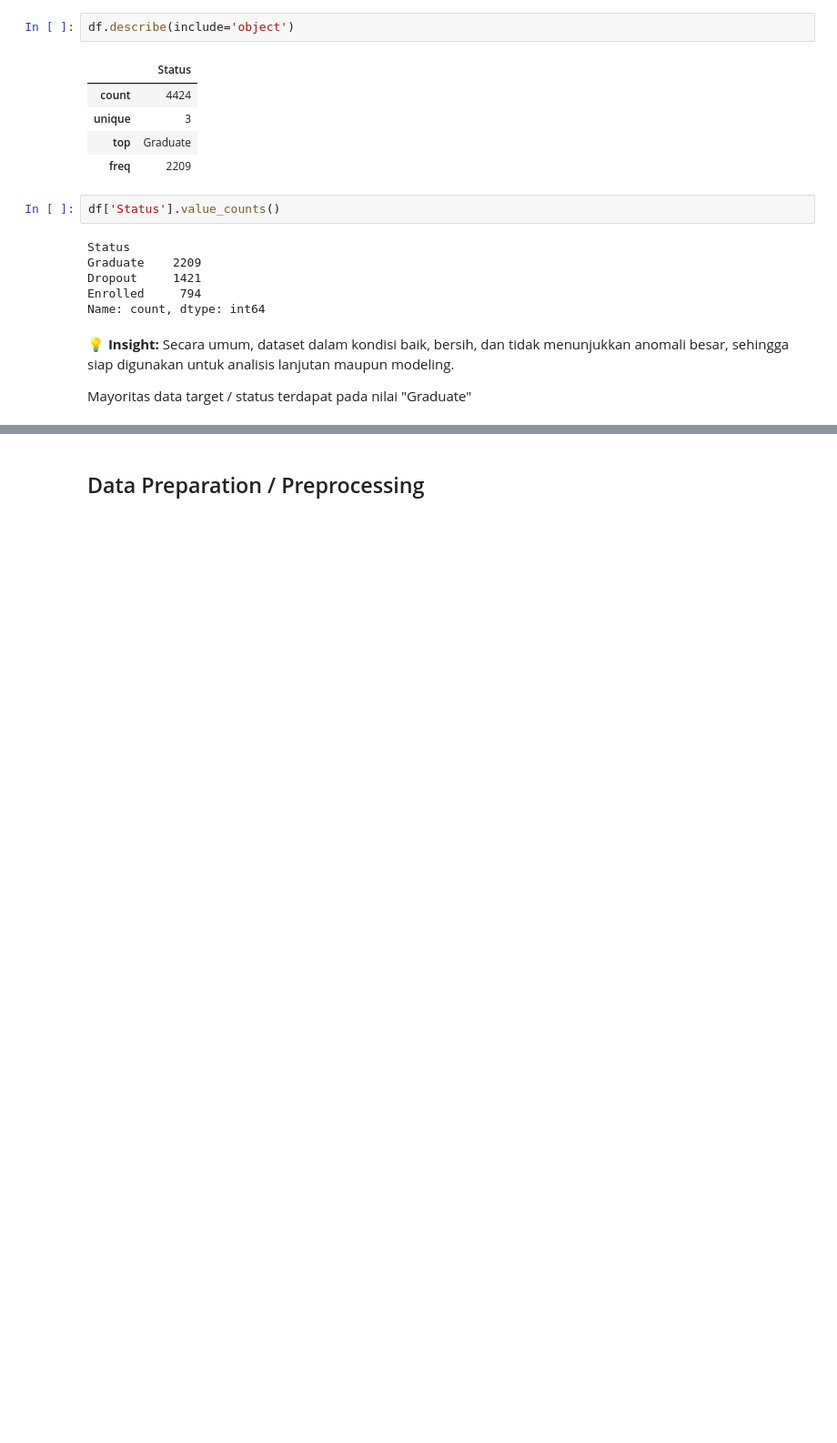
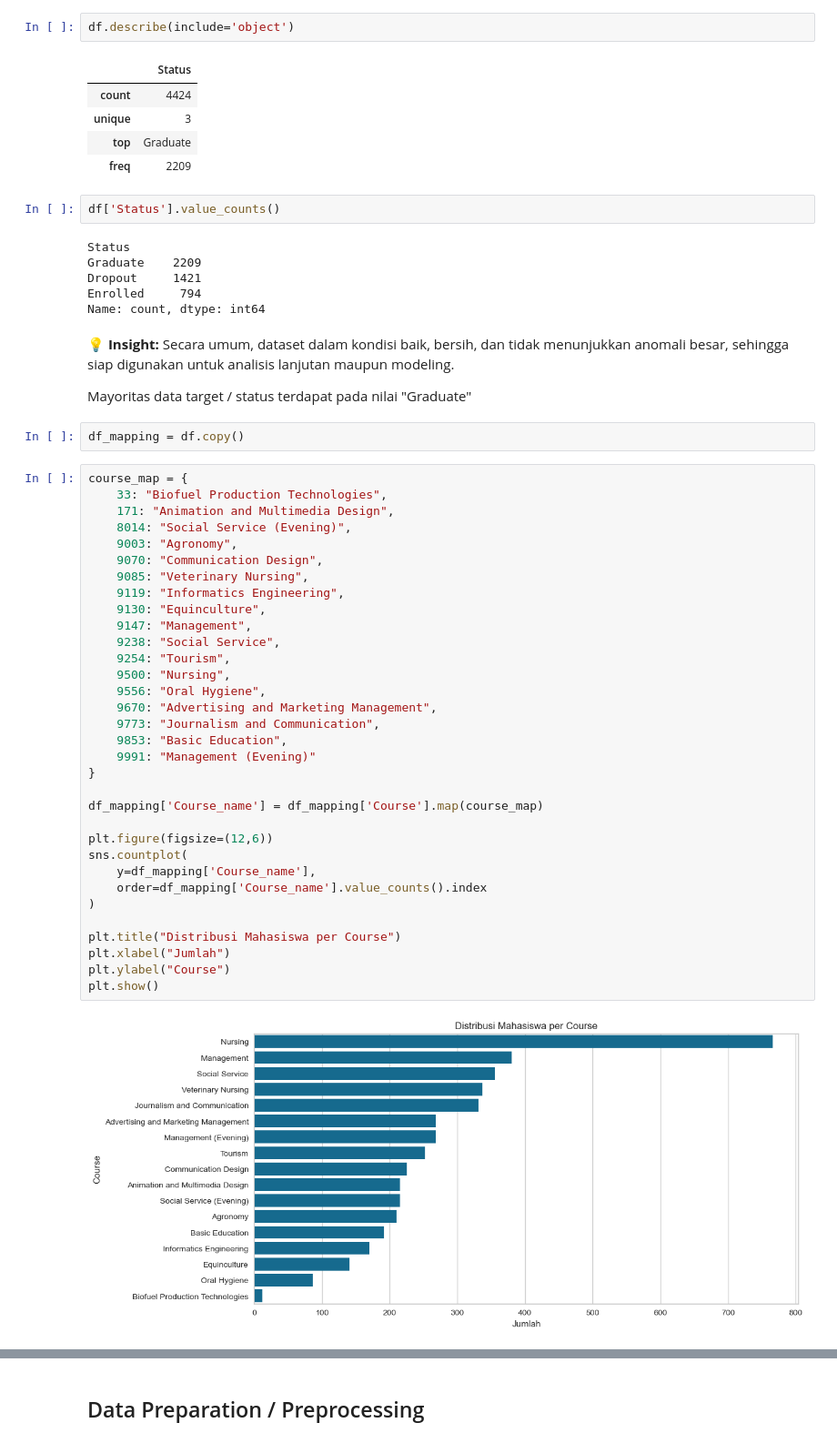
Before and after one commit to BarzDev/streamlit_for_PDS2, a Jupyter notebook: notebook.ipynb, the cells around one changed output, grey strips where cells are left out. Shown at 91% size. Cells and saved outputs as stored; diff of their text form; blank space fills up the shorter version.

```diff
--- a/notebook.ipynb
+++ b/notebook.ipynb
@@ -147,3 +150,40 @@ Name: count, dtype: int64
 **💡 Insight:** Secara umum, dataset dalam kondisi baik, bersih, dan tidak menunjukkan anomali besar, sehingga siap digunakan untuk analisis lanjutan maupun modeling.
 
 Mayoritas data target / status terdapat pada nilai "Graduate"
+# %%
+df_mapping = df.copy()
+# %%
+course_map = {
+    33: "Biofuel Production Technologies",
+    171: "Animation and Multimedia Design",
+    8014: "Social Service (Evening)",
+    9003: "Agronomy",
+    9070: "Communication Design",
+    9085: "Veterinary Nursing",
+    9119: "Informatics Engineering",
+    9130: "Equinculture",
+    9147: "Management",
+    9238: "Social Service",
+    9254: "Tourism",
+    9500: "Nursing",
+    9556: "Oral Hygiene",
+    9670: "Advertising and Marketing Management",
+    9773: "Journalism and Communication",
+    9853: "Basic Education",
+    9991: "Management (Evening)"
+}
+
+df_mapping['Course_name'] = df_mapping['Course'].map(course_map)
+
+plt.figure(figsize=(12,6))
+sns.countplot(
+    y=df_mapping['Course_name'],
+    order=df_mapping['Course_name'].value_counts().index
+)
+
+plt.title("Distribusi Mahasiswa per Course")
+plt.xlabel("Jumlah")
+plt.ylabel("Course")
+plt.show()
+# %% [output]
+[figure, added]
```
Also changed, not shown: parts of 22 cells of this notebook, 2 other files.
